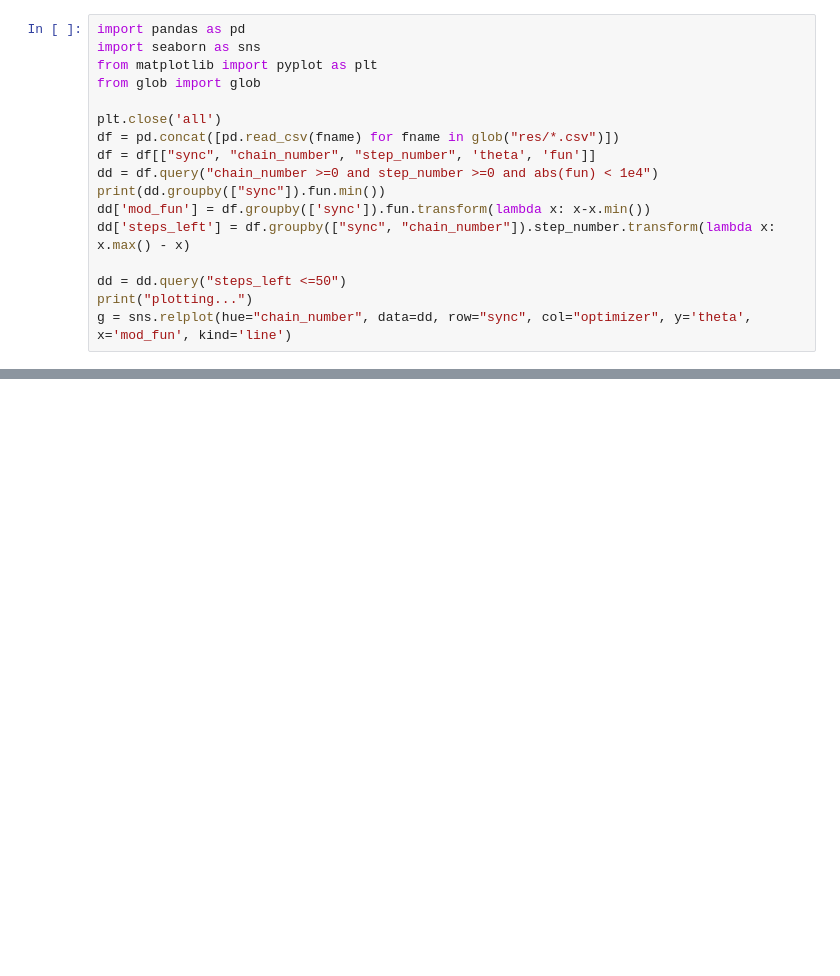
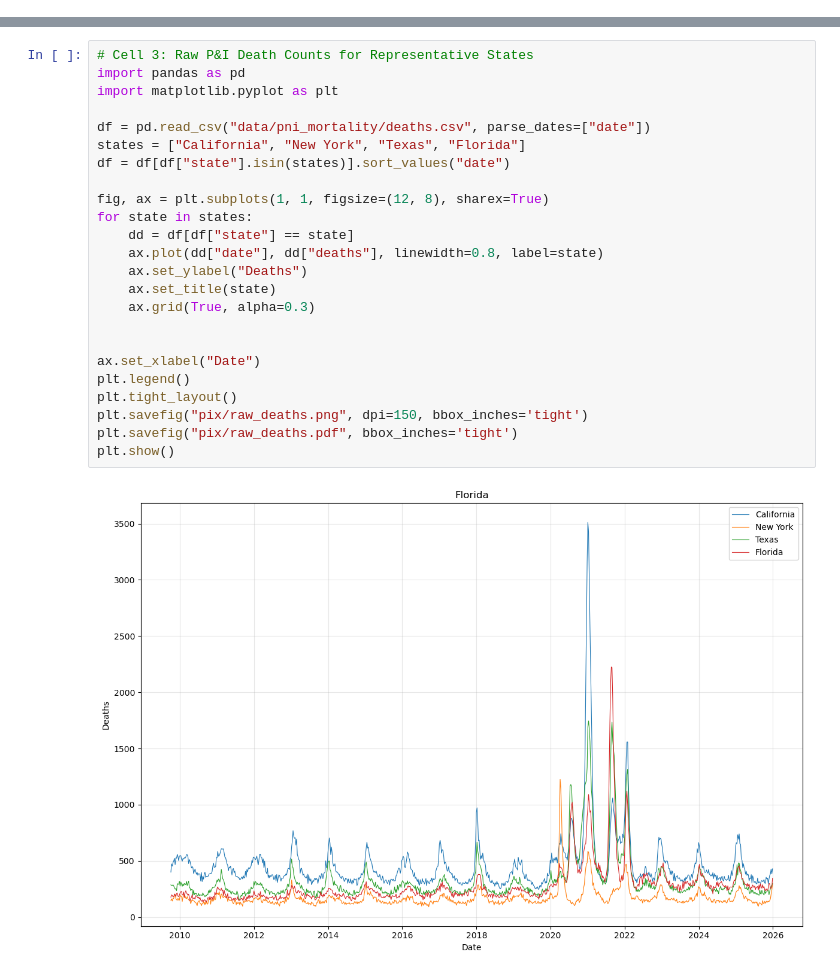
Before and after one commit to yairdaon/contacts, a Jupyter notebook: visualization_notebook.ipynb, the cells around one changed output, grey strips where cells are left out. Saved outputs shown, nothing was run; the diff lists cells and outputs as text; blank space fills up the shorter version.

```diff
--- a/visualization_notebook.ipynb
+++ b/visualization_notebook.ipynb
@@ -84,17 +48,0 @@ plt.savefig("pix/power.pdf", bbox_inches='tight')
-# %%
-import pandas as pd
-import seaborn as sns
-from matplotlib import pyplot as plt
-from glob import glob
-
-plt.close('all')
-df = pd.concat([pd.read_csv(fname) for fname in glob("res/*.csv")])
-df = df[["sync", "chain_number", "step_number", 'theta', 'fun']]
-dd = df.query("chain_number >=0 and step_number >=0 and abs(fun) < 1e4")
-print(dd.groupby(["sync"]).fun.min())
-dd['mod_fun'] = df.groupby(['sync']).fun.transform(lambda x: x-x.min())
-dd['steps_left'] = df.groupby(["sync", "chain_number"]).step_number.transform(lambda x: x.max() - x)
-
-dd = dd.query("steps_left <=50")
-print("plotting...")
-g = sns.relplot(hue="chain_number", data=dd, row="sync", col="optimizer", y='theta', x='mod_fun', kind='line')
@@ -305,0 +149,26 @@ dtype: float64
+# %%
+# Cell 3: Raw P&I Death Counts for Representative States
+import pandas as pd
+import matplotlib.pyplot as plt
+
+df = pd.read_csv("data/pni_mortality/deaths.csv", parse_dates=["date"])
+states = ["California", "New York", "Texas", "Florida"]
+df = df[df["state"].isin(states)].sort_values("date")
+
+fig, ax = plt.subplots(1, 1, figsize=(12, 8), sharex=True)
+for state in states:
+    dd = df[df["state"] == state]
+    ax.plot(dd["date"], dd["deaths"], linewidth=0.8, label=state)
+    ax.set_ylabel("Deaths")
+    ax.set_title(state)
+    ax.grid(True, alpha=0.3)
+
+
+ax.set_xlabel("Date")
+plt.legend()
+plt.tight_layout()
+plt.savefig("pix/raw_deaths.png", dpi=150, bbox_inches='tight')
+plt.savefig("pix/raw_deaths.pdf", bbox_inches='tight')
+plt.show()
+# %% [output]
+[figure, added]
```
Also changed, not shown: parts of 16 cells of this notebook, 12 other files.
